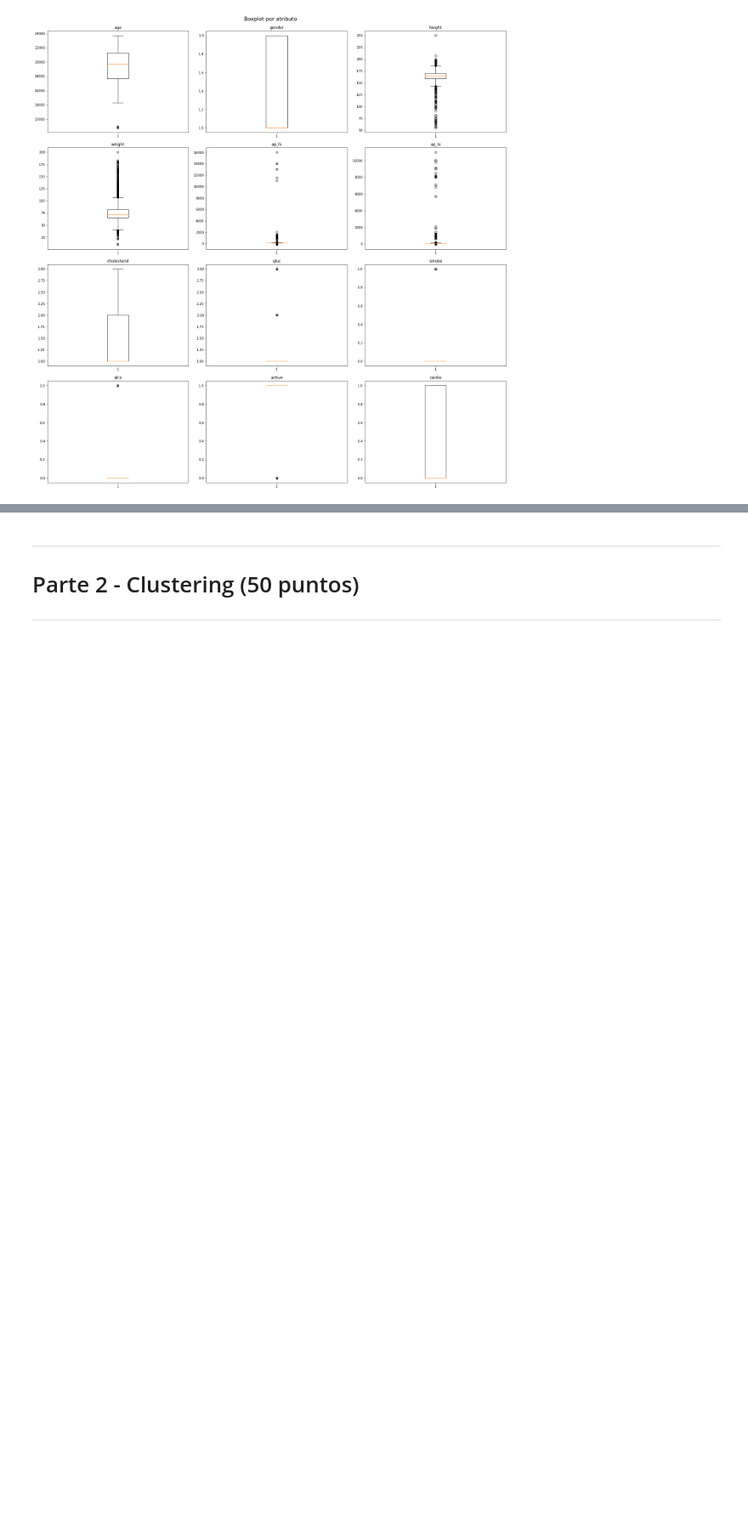
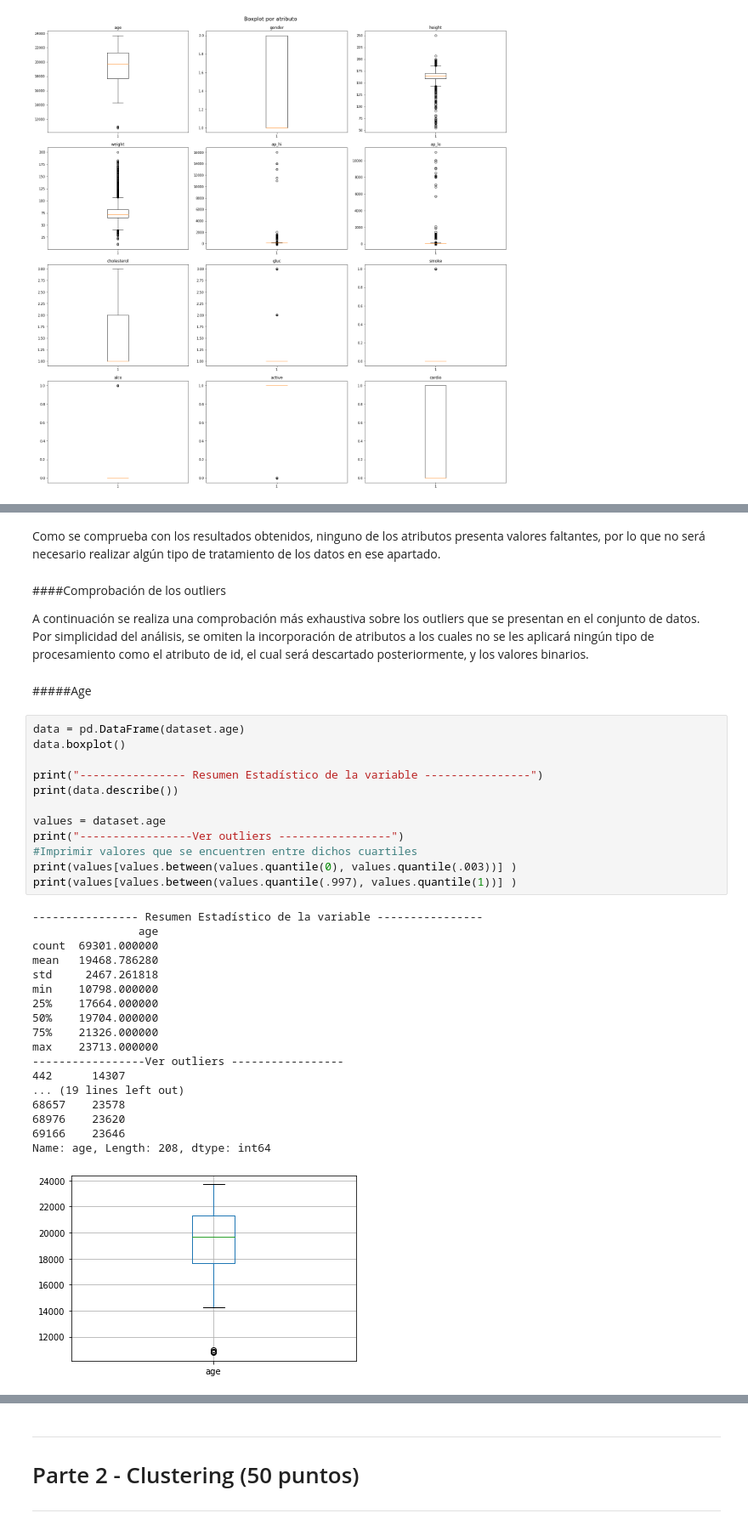
Before and after one commit to natalia0911/Tarea_Practica_3_IA, a Jupyter notebook: 2022_1_Trabajo_Practico_03_NataliaVargas_FabricioElizondo.ipynb, the cells around one changed output, grey strips where cells are left out. Shown at 85% size. Drawn from its saved outputs; the diff is of its cells as text; blank space fills up the shorter version.

```diff
--- a/2022_1_Trabajo_Practico_03_NataliaVargas_FabricioElizondo.ipynb
+++ b/2022_1_Trabajo_Practico_03_NataliaVargas_FabricioElizondo.ipynb
@@ -136,0 +171,39 @@ for i in range(4):
+# %% [markdown]
+Como se comprueba con los resultados obtenidos, ninguno de los atributos presenta valores faltantes, por lo que no será necesario realizar algún tipo de tratamiento de los datos en ese apartado.
+# %% [markdown]
+####Comprobación de los outliers
+
+A continuación se realiza una comprobación más exhaustiva sobre los outliers que se presentan en el conjunto de datos. Por simplicidad del análisis, se omiten la incorporación de atributos a los cuales no se les aplicará ningún tipo de procesamiento como el atributo de id, el cual será descartado posteriormente, y los valores binarios.
+# %% [markdown]
+#####Age
+# %%
+data = pd.DataFrame(dataset.age)
+data.boxplot()
+
+print("---------------- Resumen Estadístico de la variable ----------------")
+print(data.describe())
+
+values = dataset.age
+print("-----------------Ver outliers -----------------")
+#Imprimir valores que se encuentren entre dichos cuartiles
+print(values[values.between(values.quantile(0), values.quantile(.003))] )
+print(values[values.between(values.quantile(.997), values.quantile(1))] )
+# %% [output]
+---------------- Resumen Estadístico de la variable ----------------
+                age
+count  69301.000000
+mean   19468.786280
+std     2467.261818
+min    10798.000000
+25%    17664.000000
+50%    19704.000000
+75%    21326.000000
+max    23713.000000
+-----------------Ver outliers -----------------
+442      14307
+... (19 lines left out)
+68657    23578
+68976    23620
+69166    23646
+Name: age, Length: 208, dtype: int64
+[figure, added]
```
Also changed, not shown: parts of 48 cells of this notebook.
